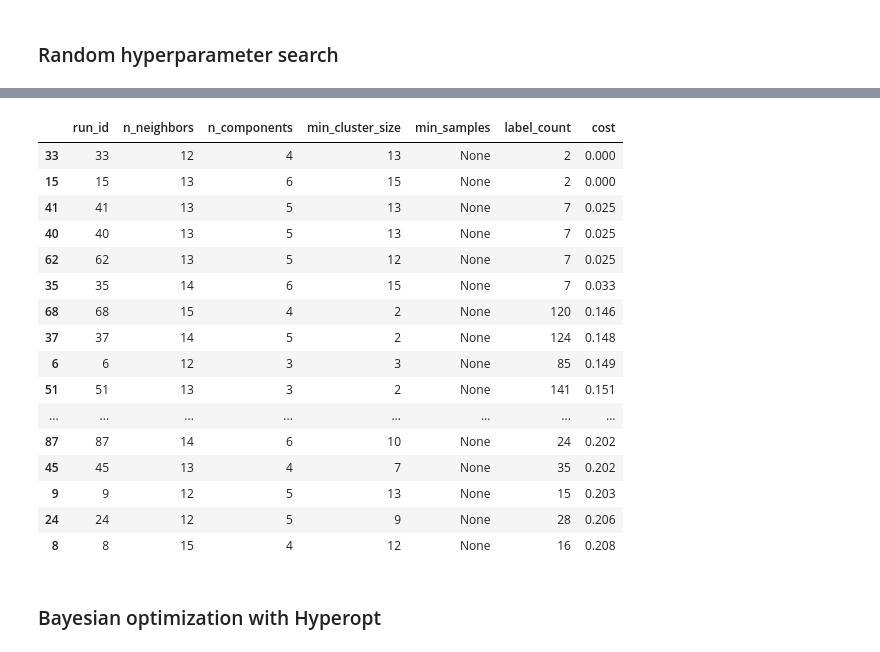
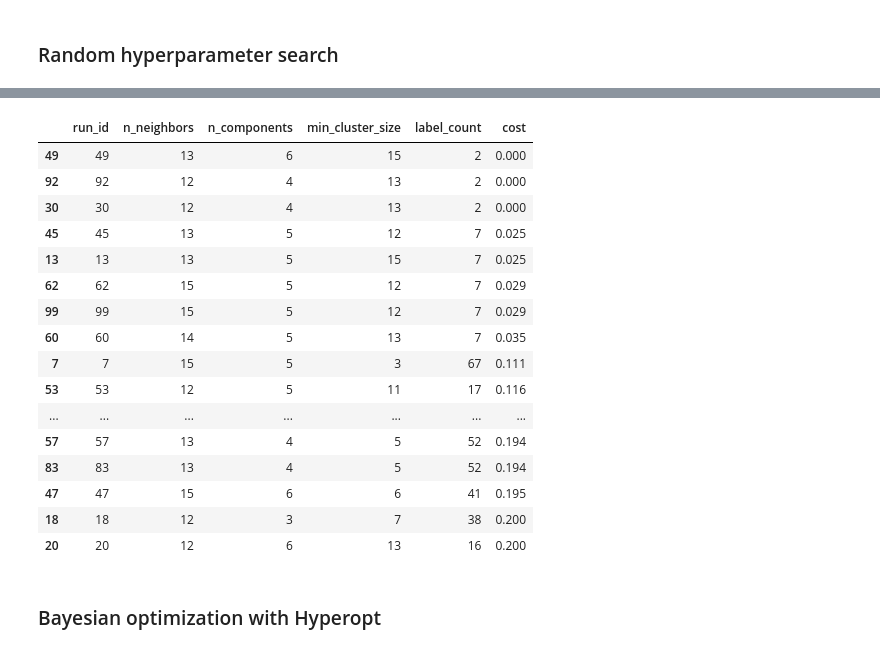
Before and after one commit to dborrelli/chat-intents, a Jupyter notebook: notebooks/04-umap_hdbscan.ipynb, the cells around one changed output, grey strips where cells are left out. Saved outputs shown, nothing was run; the diff lists cells and outputs as text; code cells hidden in the pictures.

Commit message:
Add docstrings to functions and remove min_samples as hyperparameter input

```diff
--- a/notebooks/04-umap_hdbscan.ipynb
+++ b/notebooks/04-umap_hdbscan.ipynb
@@ -121,7 +121,17 @@ def generate_clusters(message_embeddings,
 # %%
 def score_clusters(clusters, prob_threshold = 0.05):
     """
-    Returns the label count and cost of a given cluster supplied from running hdbscan
+    Returns the label count and cost of a given clustering
+
+    Arguments:
+        clusters: HDBSCAN clustering object
+        prob_threshold: float, probability threshold to use for deciding
+                        what cluster labels are considered low confidence
+
+    Returns:
+        label_count: int, number of unique cluster labels, including noise
+        cost: float, fraction of data points whose cluster assignment has
+              a probability below cutoff threshold
     """
 
     cluster_labels = clusters.labels_
@@ -132,6 +142,21 @@ def score_clusters(clusters, prob_threshold = 0.05):
     return label_count, cost
 # %%
 def random_search(embeddings, space, num_evals):
+    """
+    Randomly search parameter space of clustering pipeline
+
+    Arguments:
+        embeddings: embeddings to use
+        space: dict, contains keys for 'n_neighbors', 'n_components',
+               and 'min_cluster_size' and values with
+               corresponding lists or ranges of parameters to search
+        num_evals: int, number of random parameter combinations to try
+
+    Returns:
+        df_result: pandas dataframe containing info on each evaluation
+                   performed, including run_id, parameters used, label
+                   count, and cost
+    """
 
     results = []
 
@@ -139,22 +164,20 @@ def random_search(embeddings, space, num_evals):
         n_neighbors = random.choice(space['n_neighbors'])
         n_components = random.choice(space['n_components'])
         min_cluster_size = random.choice(space['min_cluster_size'])
-        min_samples = random.choice(space['min_samples'])
         random_state = space['random_state']
 
         clusters = generate_clusters(embeddings,
                                      n_neighbors=n_neighbors,
                                      n_components=n_components,
                                      min_cluster_size=min_cluster_size,
-                                     min_samples=min_samples,
                                      random_state=random_state)
 
         label_count, cost = score_clusters(clusters, prob_threshold = 0.05)
 
-        results.append([i, n_neighbors, n_components, min_cluster_size, min_samples, label_count, cost])
+        results.append([i, n_neighbors, n_components, min_cluster_size, label_count, cost])
 
     result_df = pd.DataFrame(results, columns=['run_id', 'n_neighbors', 'n_components',
-                                               'min_cluster_size', 'min_samples', 'label_count', 'cost'])
+                                               'min_cluster_size', 'label_count', 'cost'])
 
     return result_df.sort_values(by='cost')
 # %%
@@ -315,23 +402,23 @@ Wall time: 5min 24s
 # %%
-random_use.head(50)
+random_use.head(25)
 # %% [output]
-|  | run_id | n_neighbors | n_components | min_cluster_size | min_samples | label_count | cost |
-| 33 | 33 | 12 | 4 | 13 | None | 2 | 0.000 |
-| 15 | 15 | 13 | 6 | 15 | None | 2 | 0.000 |
-| 41 | 41 | 13 | 5 | 13 | None | 7 | 0.025 |
-| 40 | 40 | 13 | 5 | 13 | None | 7 | 0.025 |
-| 62 | 62 | 13 | 5 | 12 | None | 7 | 0.025 |
-| 35 | 35 | 14 | 6 | 15 | None | 7 | 0.033 |
-| 68 | 68 | 15 | 4 | 2 | None | 120 | 0.146 |
-| 37 | 37 | 14 | 5 | 2 | None | 124 | 0.148 |
-| 6 | 6 | 12 | 3 | 3 | None | 85 | 0.149 |
-| 51 | 51 | 13 | 3 | 2 | None | 141 | 0.151 |
-| ... | ... | ... | ... | ... | ... | ... | ... |
-| 87 | 87 | 14 | 6 | 10 | None | 24 | 0.202 |
-| 45 | 45 | 13 | 4 | 7 | None | 35 | 0.202 |
-| 9 | 9 | 12 | 5 | 13 | None | 15 | 0.203 |
-| 24 | 24 | 12 | 5 | 9 | None | 28 | 0.206 |
-| 8 | 8 | 15 | 4 | 12 | None | 16 | 0.208 |
+|  | run_id | n_neighbors | n_components | min_cluster_size | label_count | cost |
+| 49 | 49 | 13 | 6 | 15 | 2 | 0.000 |
+| 92 | 92 | 12 | 4 | 13 | 2 | 0.000 |
+| 30 | 30 | 12 | 4 | 13 | 2 | 0.000 |
+| 45 | 45 | 13 | 5 | 12 | 7 | 0.025 |
+| 13 | 13 | 13 | 5 | 15 | 7 | 0.025 |
+| 62 | 62 | 15 | 5 | 12 | 7 | 0.029 |
+| 99 | 99 | 15 | 5 | 12 | 7 | 0.029 |
+| 60 | 60 | 14 | 5 | 13 | 7 | 0.035 |
+| 7 | 7 | 15 | 5 | 3 | 67 | 0.111 |
+| 53 | 53 | 12 | 5 | 11 | 17 | 0.116 |
+| ... | ... | ... | ... | ... | ... | ... |
+| 57 | 57 | 13 | 4 | 5 | 52 | 0.194 |
+| 83 | 83 | 13 | 4 | 5 | 52 | 0.194 |
+| 47 | 47 | 15 | 6 | 6 | 41 | 0.195 |
+| 18 | 18 | 12 | 3 | 7 | 38 | 0.200 |
+| 20 | 20 | 12 | 6 | 13 | 16 | 0.200 |
 # %% [markdown]
 ### Bayesian optimization with Hyperopt
 # %%
```
Also changed, not shown: parts of 12 cells of this notebook.
